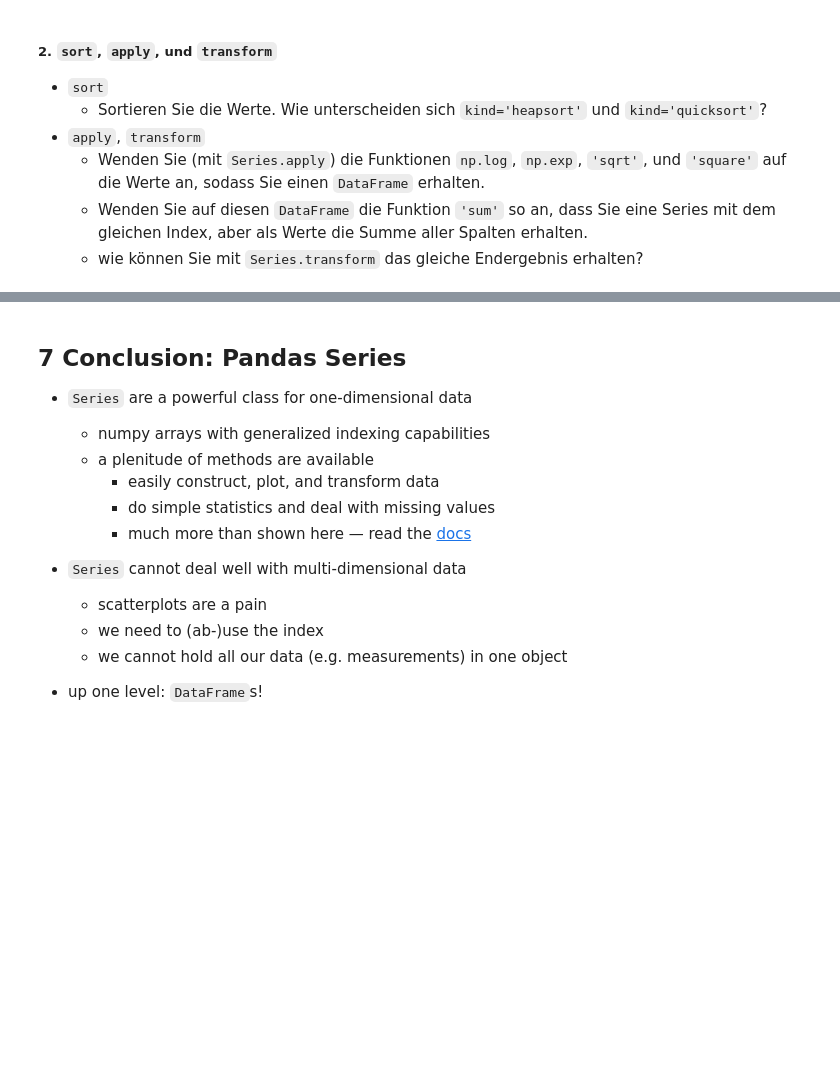
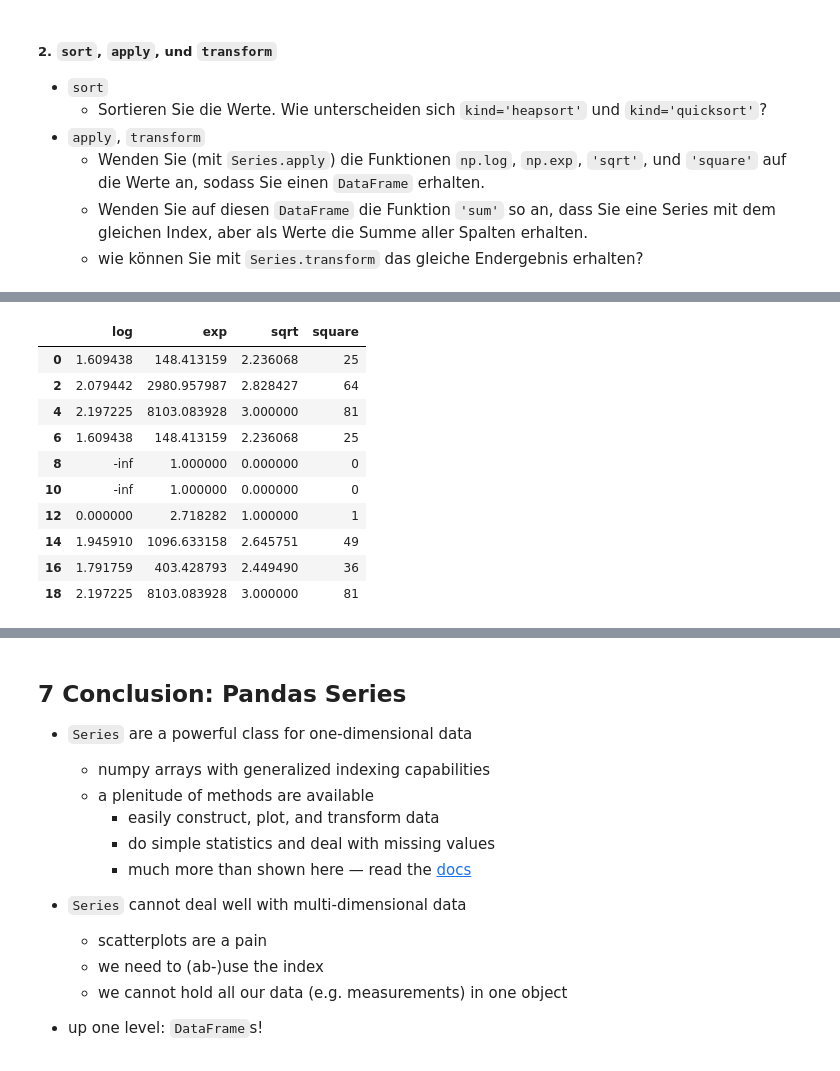
Before and after one commit to TimJoest/Datascience_2, a Jupyter notebook: MNM/Vorlesung/Pandas/3_pandasSeries_matplotlib_p2.ipynb, the cells around one changed output, grey strips where cells are left out. Saved outputs shown, nothing was run; the diff lists cells and outputs as text; code cells hidden in the pictures; blank space fills up the shorter version.

```diff
--- a/MNM/Vorlesung/Pandas/3_pandasSeries_matplotlib_p2.ipynb
+++ b/MNM/Vorlesung/Pandas/3_pandasSeries_matplotlib_p2.ipynb
@@ -1354,0 +1542,14 @@ ints
+# %%
+ints.apply([np.log, np.exp, 'sqrt', 'square'])
+# %% [output]
+|  | log | exp | sqrt | square |
+| 0 | 1.609438 | 148.413159 | 2.236068 | 25 |
+| 2 | 2.079442 | 2980.957987 | 2.828427 | 64 |
+| 4 | 2.197225 | 8103.083928 | 3.000000 | 81 |
+| 6 | 1.609438 | 148.413159 | 2.236068 | 25 |
+| 8 | -inf | 1.000000 | 0.000000 | 0 |
+| 10 | -inf | 1.000000 | 0.000000 | 0 |
+| 12 | 0.000000 | 2.718282 | 1.000000 | 1 |
+| 14 | 1.945910 | 1096.633158 | 2.645751 | 49 |
+| 16 | 1.791759 | 403.428793 | 2.449490 | 36 |
+| 18 | 2.197225 | 8103.083928 | 3.000000 | 81 |
```
Also changed, not shown: parts of 38 cells of this notebook.
